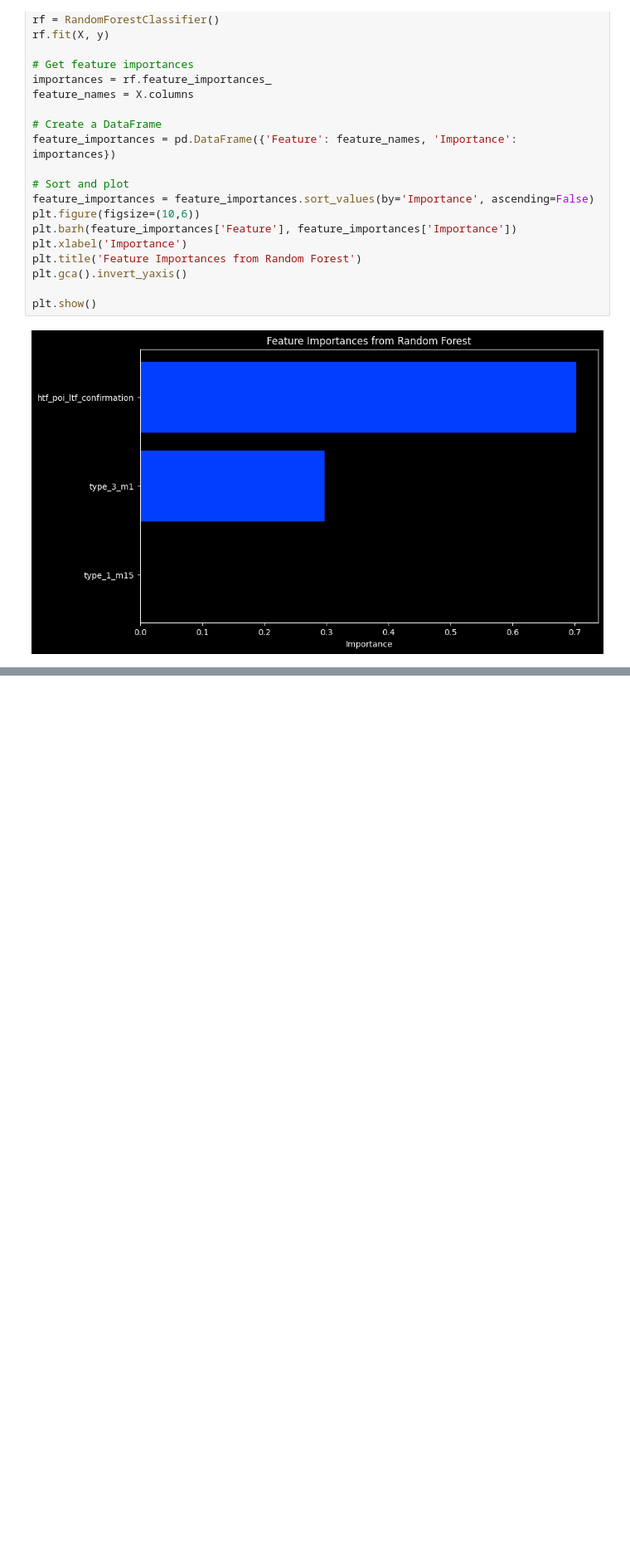
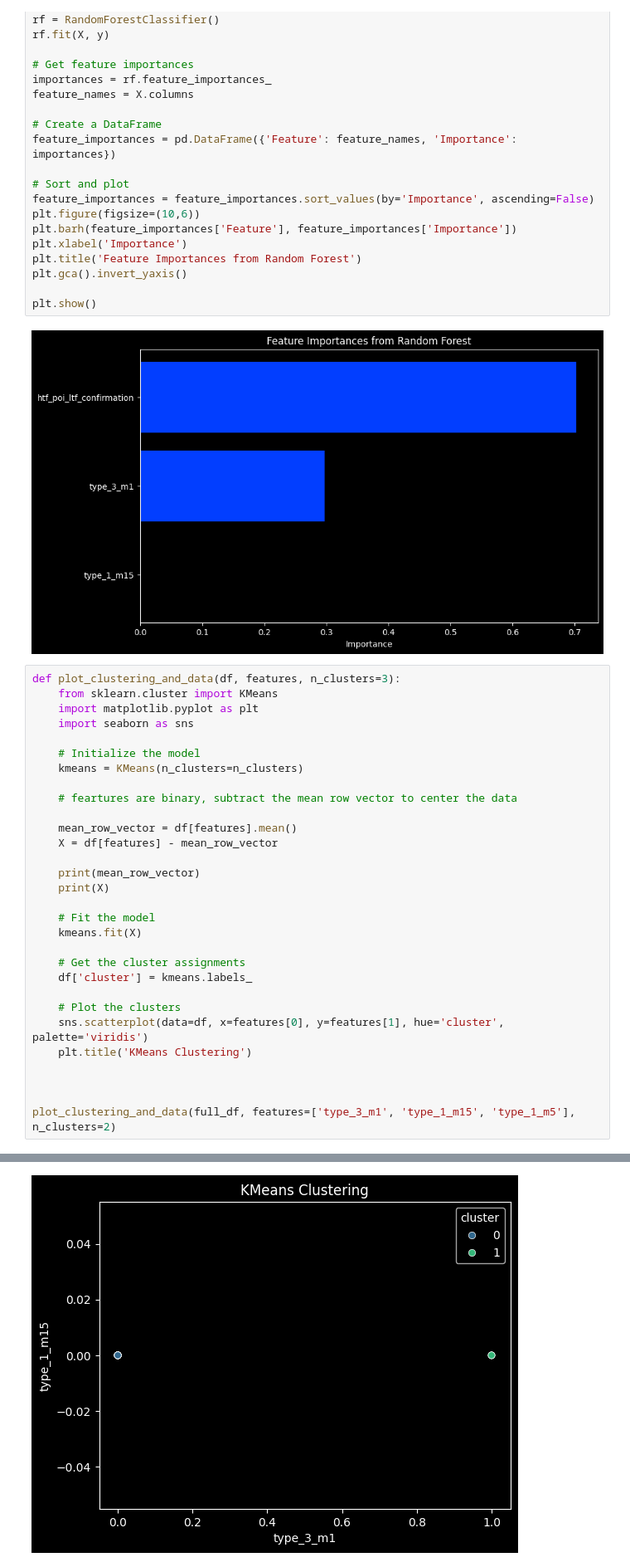
Before and after one commit to put101/trade_journal, a Jupyter notebook: analysis.ipynb, the cells around one changed output, grey strips where cells are left out. Shown at 83% size. Saved outputs shown, nothing was run; the diff lists cells and outputs as text; blank space fills up the shorter version.

```diff
--- a/analysis.ipynb
+++ b/analysis.ipynb
@@ -318,3 +318,34 @@ plt.gca().invert_yaxis()
 plt.show()
 # %% [output]
 [figure]
+# %%
+def plot_clustering_and_data(df, features, n_clusters=3):
+    from sklearn.cluster import KMeans
+    import matplotlib.pyplot as plt
+    import seaborn as sns
+
+    # Initialize the model
+    kmeans = KMeans(n_clusters=n_clusters)
+
+    # feartures are binary, subtract the mean row vector to center the data
+
+    mean_row_vector = df[features].mean()
+    X = df[features] - mean_row_vector
+
+    print(mean_row_vector)
+    print(X)
+
+    # Fit the model
+    kmeans.fit(X)
+
+    # Get the cluster assignments
+    df['cluster'] = kmeans.labels_
+
+    # Plot the clusters
+    sns.scatterplot(data=df, x=features[0], y=features[1], hue='cluster', palette='viridis')
+    plt.title('KMeans Clustering')
+
+
+
+plot_clustering_and_data(full_df, features=['type_3_m1', 'type_1_m15', 'type_1_m5'], n_clusters=2)
+# %% [output]
@@ -320,0 +367 @@ plt.show()
+[figure, added]
```
Also changed, not shown: parts of 16 cells of this notebook.
